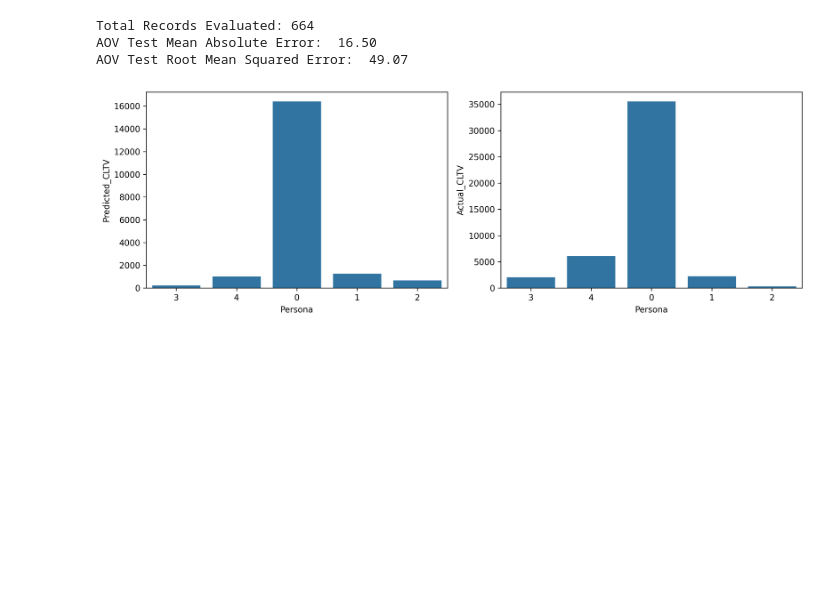
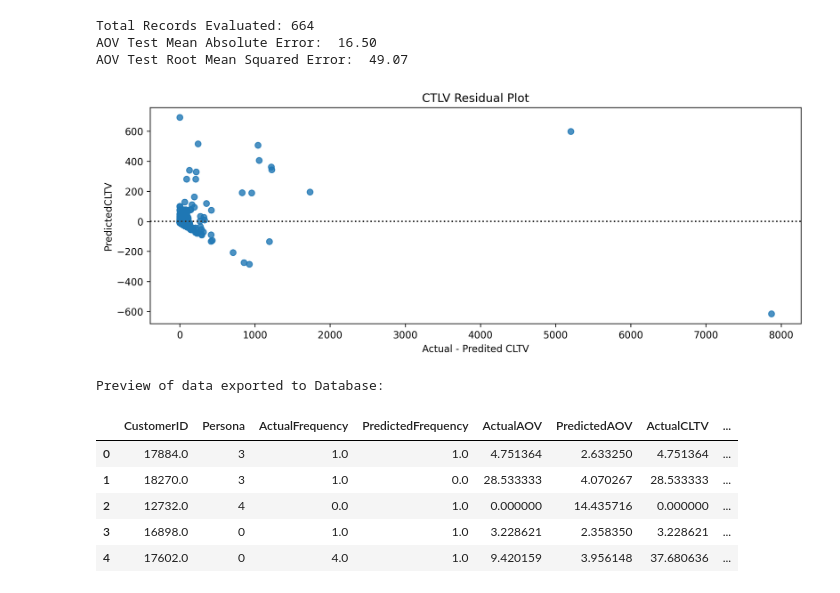
Before and after one commit to mundundan-star/online-retail-customer-analytics, a Jupyter notebook: 6.0 Predicting_Customer_Life_Time_Value_(CLTV).ipynb, the cells around one changed output. Drawn from its saved outputs; the diff is of its cells as text; code cells hidden in the pictures; blank space fills up the shorter version.

```diff
--- a/6.0 Predicting_Customer_Life_Time_Value_(CLTV).ipynb
+++ b/6.0 Predicting_Customer_Life_Time_Value_(CLTV).ipynb
@@ -109,8 +97,9 @@ X = df.drop(["Frequency_test", "AOV_test", "Persona"], axis=1)
 features = X.columns
 X = X.values
 y = df['Frequency_test']
+customer_ids = df['CustomerID'].values
 
-X_train, X_test, y_train, y_test = train_test_split(X, y, test_size=0.20, random_state=42)
+X_train, X_test, y_train, y_test, ids_train, ids_test = train_test_split(X, y, customer_ids, test_size=0.20, random_state=42)
 
 models = [
     ("Linear_R", LinearRegression()),
@@ -270,23 +259,54 @@ print(f'AOV Test Root Mean Squared Error: {rmse: .2f}')
 Total Records Evaluated: 664
 AOV Test Mean Absolute Error:  16.50
 AOV Test Root Mean Squared Error:  49.07
-# %%
-cltv_df = pd.DataFrame({
-"Actual_Frequency": frequency_actual,
-"Predicted_Frequency": frequency_pred,
-"Actual_AOV": AOV_actual,
-"Predicted_AOV": AOV_pred
-})
-
-cltv_df['Actual_CLTV'] = cltv_df['Actual_Frequency'] * cltv_df['Actual_AOV']
-cltv_df['Predicted_CLTV'] = cltv_df['Predicted_Frequency'] * cltv_df['Predicted_AOV']
-
-cltv_df = df[['CustomerID','Persona']].join(cltv_df, how = 'right')
-
-fig, (ax1, ax2) = plt.subplots(1,2 , figsize = (12,4), dpi = 300)
-sns.barplot(data = cltv_df, x = 'Persona', y = 'Predicted_CLTV', errorbar = None, estimator= 'sum', ax = ax1)
-sns.barplot(data = cltv_df, x = 'Persona', y = 'Actual_CLTV', errorbar = None, estimator= 'sum', ax = ax2)
-plt.tight_layout()
-plt.show()
-# %% [output]
-[figure, removed]
+# %%
+cltv_df = pd.DataFrame({
+"CustomerID": ids_test,
+"ActualFrequency": frequency_actual,
+"PredictedFrequency": frequency_pred.round(0),
+"ActualAOV": AOV_actual,
+"PredictedAOV": AOV_pred
+})
+
+cltv_df['ActualCLTV'] = cltv_df['ActualFrequency'] * cltv_df['ActualAOV']
+cltv_df['PredictedCLTV'] = cltv_df['PredictedFrequency'] * cltv_df['PredictedAOV']
+
+
+cltv_df = df[['CustomerID','Persona']].merge(cltv_df, how = 'right', on = 'CustomerID')
+
+plt.figure(figsize = (12,4), dpi = 300)
+sns.residplot(data = cltv_df, x = 'ActualCLTV', y ='PredictedCLTV')
+plt.xlabel('Actual - Predited CLTV')
+plt.title("CTLV Residual Plot")
+plt.show()
+
+engine = create_engine(userdata.get("NEON_DATABASE_URL"))
+
+cltv_df.to_sql(
+    name = 'cltv_test_predictions',
+    con = engine,
+    if_exists = 'replace',
+    index = False
+)
+
+
+
+query = """
+SELECT *
+FROM cltv_test_predictions
+LIMIT 5
+"""
+
+
+print("\nPreview of data exported to Database:")
+df = pd.read_sql(text(query), con = engine)
+df
+# %% [output]
+[figure, added]
+Preview of data exported to Database:
+|  | CustomerID | Persona | ActualFrequency | PredictedFrequency | ActualAOV | PredictedAOV | ActualCLTV | ... |
+| 0 | 17884.0 | 3 | 1.0 | 1.0 | 4.751364 | 2.633250 | 4.751364 | ... |
+| 1 | 18270.0 | 3 | 1.0 | 0.0 | 28.533333 | 4.070267 | 28.533333 | ... |
+| 2 | 12732.0 | 4 | 0.0 | 1.0 | 0.000000 | 14.435716 | 0.000000 | ... |
+| 3 | 16898.0 | 0 | 1.0 | 1.0 | 3.228621 | 2.358350 | 3.228621 | ... |
+| 4 | 17602.0 | 0 | 4.0 | 1.0 | 9.420159 | 3.956148 | 37.680636 | ... |
```
Also changed, not shown: parts of 1 cell of this notebook.
